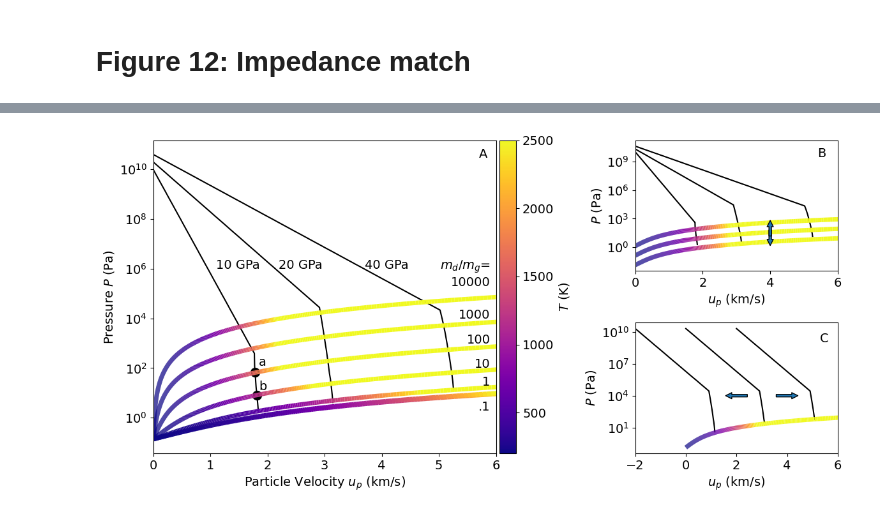
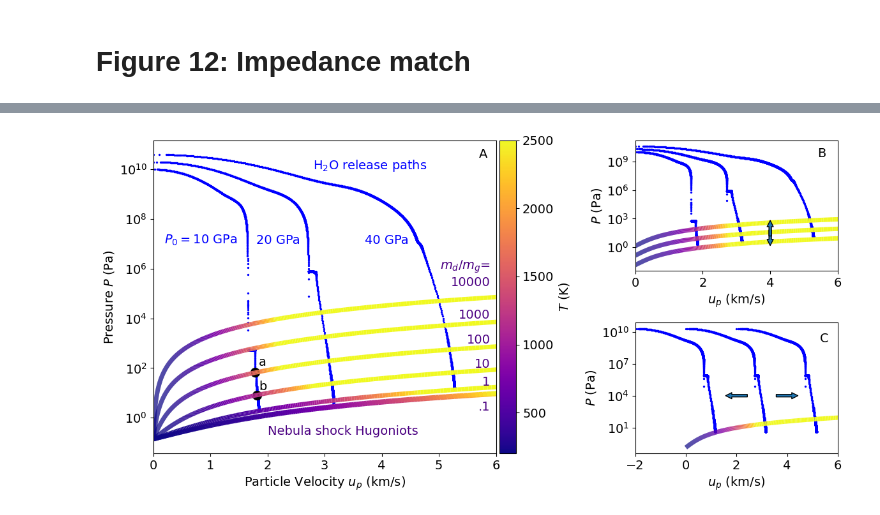
Before and after one commit to ststewart/ivans, a Jupyter notebook: figure12.ipynb, the cells around one changed output, grey strips where cells are left out. Drawn from its saved outputs; the diff is of its cells as text; code cells hidden in the pictures.

```diff
--- a/figure12.ipynb
+++ b/figure12.ipynb
@@ -2,6 +2,7 @@
 # Figure 12: Impedance match
 # %%
 %run import-modules-grid
+import pykodt # this is a duplicate of pyko.py that was renamed to force smaller time steps to capture the release curve
 
 import holoviews as hv
 from holoviews import opts
@@ -14,6 +15,10 @@ from matplotlib.colors import ListedColormap, BoundaryNorm
 !jupyter --version
 
 import colormaps as local_cmaps
+
+import pickle
+#ORIGDATA=True # read in original pyko data and make pickle file with extracted data
+ORIGDATA=False # read in pickled extracted ata
 # %% [output]
 [interactive output not drawn]
 [interactive output not drawn]
@@ -364,35 +341,39 @@ ax3 = plt.subplot2grid(shape=(2, 5), loc=(1, 3),colspan=2)
 
 tmax=2500
 tmin=200
+ss = 2
+sc ='blue'
 
 # Create a continuous norm to map from data points to colors
 norm = plt.Normalize(tmin,tmax)
 
 for ii in range(len(all_plumeIM)):
     plupko = all_plumeIM[ii]
-    ax1.plot(plupko['up']/1.e3,plupko['pres'],'k-')
-    ax2.plot(plupko['up']/1.e3,plupko['pres'],'k-')
+    ax1.scatter(plupko['up']/1.e3,plupko['pres'],s=ss,color=sc)
+    ax2.scatter(plupko['up']/1.e3,plupko['pres'],s=ss,color=sc)
 
 if 1:
     ii=1
     plupko = all_plumeIM[ii]
     nn=len(plupko['pres'])
-    ax3.plot(plupko['up'][0:nn-5]/1.e3,plupko['pres'][0:nn-5],'k-')
-    ax3.plot(plupko['up']/1.e3-2.000,plupko['pres'],'k-')
-    ax3.plot(plupko['up'][0:nn-6]/1.e3+2.000,plupko['pres'][0:nn-6],'k-')
+    ax3.scatter(plupko['up'][0:nn-5]/1.e3,plupko['pres'][0:nn-5],s=ss,color=sc)
+    ax3.scatter(plupko['up']/1.e3-2.000,plupko['pres'],s=ss,color=sc)
+    ax3.scatter(plupko['up'][0:nn-6]/1.e3+2.000,plupko['pres'][0:nn-6],s=ss,color=sc)
 
-ax1.text(1.100,1.e6,'10 GPa')
-ax1.text(2.200,1.e6,'20 GPa')
-ax1.text(3.700,1.e6,'40 GPa')
+ax1.text(.2,1.e7,'$P_0=10$ GPa',color=sc)
+ax1.text(1.800,1.e7,'20 GPa',color=sc)
+ax1.text(3.700,1.e7,'40 GPa',color=sc)
+ax1.text(2.80,1.e10,'H$_2$O release paths',color=sc)
+ax1.text(2.00,.2,'Nebula shock Hugoniots',color='indigo')
 
 sss = 14
 xxx = 5.900
-ax1.text(xxx,2.e5,'$m_d/m_g$=\n10000',fontsize=sss,ha='right')
-ax1.text(xxx,1.e4,'1000',fontsize=sss,ha='right')
-ax1.text(xxx,1000,'100',fontsize=sss,ha='right')
-ax1.text(xxx,100,'10',fontsize=sss,ha='right')
-ax1.text(xxx,20,'1',fontsize=sss,ha='right')
-ax1.text(xxx,2,'.1',fontsize=sss,ha='right')
+ax1.text(xxx,2.e5,'$m_d/m_g$=\n10000',fontsize=sss,ha='right',color='indigo')
+ax1.text(xxx,1.e4,'1000',fontsize=sss,ha='right',color='indigo')
+ax1.text(xxx,1000,'100',fontsize=sss,ha='right',color='indigo')
+ax1.text(xxx,100,'10',fontsize=sss,ha='right',color='indigo')
+ax1.text(xxx,20,'1',fontsize=sss,ha='right',color='indigo')
+ax1.text(xxx,2,'.1',fontsize=sss,ha='right',color='indigo')
 
 for ir in range(7):
     if 1:
@@ -524,31 +505,31 @@ arrow = mpatches.FancyArrowPatch((x_tail, y_tail), (x_head, y_head),
                                  mutation_scale=14)
 ax3.add_patch(arrow)
 #ax3.arrow(2500,1.e4,-1000,-1000,head_width=1)
 
 ax1.scatter(1.780,70,c='k',s=100)
 ax1.scatter(1.820,8,c='k',s=100)
 ax1.text(1.850,120,'a')
 ax1.text(1.850,13,'b')
 
 
 ax1.set_xlim(0,6.000)
 ax1.set_yscale('log')
 ax2.set_xlim(0,6.000)
 ax2.set_yscale('log')
 ax3.set_xlim(-2.000,6.000)
 ax3.set_yscale('log')
 #ax1.set_colorbar(line,label='Temperature (K)')
 divider = make_axes_locatable(ax1)
 cax = divider.append_axes('right', size='5%', pad=0.05)
 fig.colorbar(line, cax=cax, orientation='vertical',label='$T$ (K)')
 
 ax1.set_xlabel('Particle Velocity $u_p$ (km/s)')
 ax1.set_ylabel('Pressure $P$ (Pa)')
 ax2.set_xlabel('$u_p$ (km/s)')
 ax2.set_ylabel('$P$ (Pa)')
 ax3.set_xlabel('$u_p$ (km/s)')
 ax3.set_ylabel('$P$ (Pa)')
 plt.tight_layout()
 plt.savefig('plots/Fig12-release-dig-plasma-panels-kms.pdf')
 # %% [output]
-[figure, old version]
+[figure, new version]
```
Also changed, not shown: parts of 4 cells of this notebook, 39 other files.
